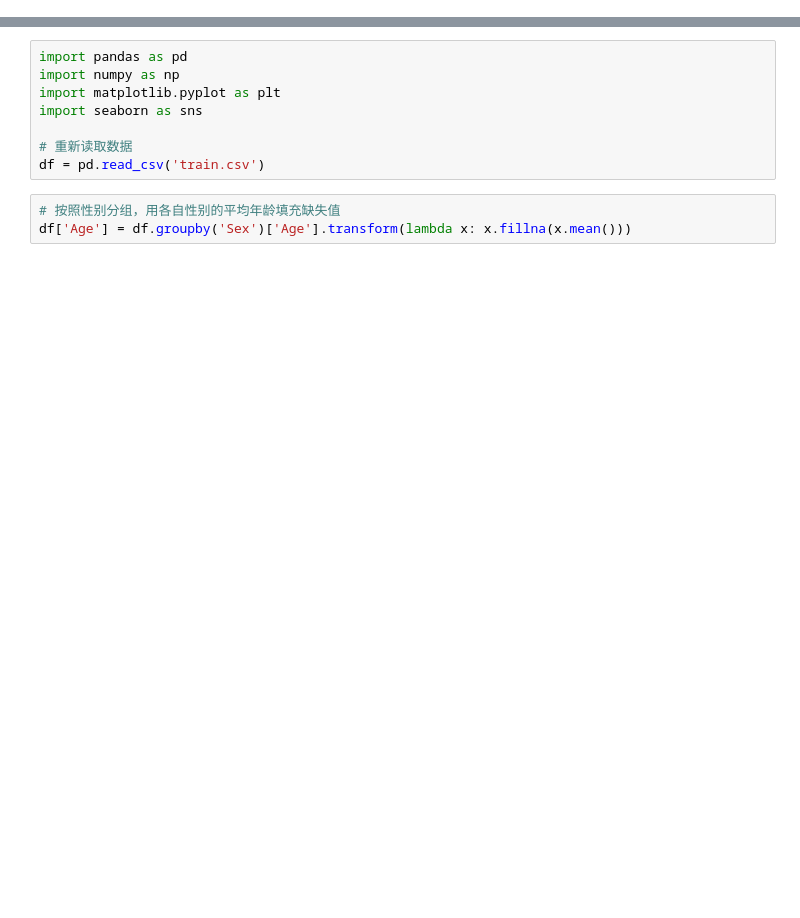
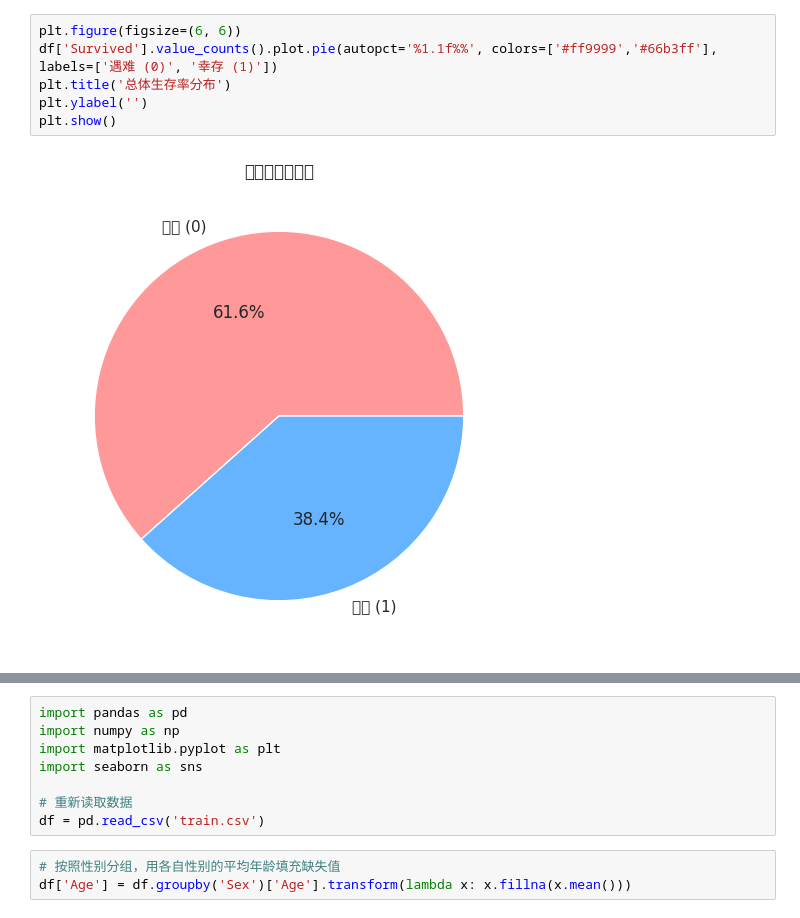
Before and after one commit to KylePhelps821/kaggle-titanic, a Jupyter notebook: Titanic_EDA.ipynb, the cells around one changed output, grey strips where cells are left out. Saved outputs shown, nothing was run; the diff lists cells and outputs as text; blank space fills up the shorter version.

```diff
--- a/Titanic_EDA.ipynb
+++ b/Titanic_EDA.ipynb
@@ -23,0 +33,8 @@ df.head()
+# %%
+plt.figure(figsize=(6, 6))
+df['Survived'].value_counts().plot.pie(autopct='%1.1f%%', colors=['#ff9999','#66b3ff'], labels=['遇难 (0)', '幸存 (1)'])
+plt.title('总体生存率分布')
+plt.ylabel('')
+plt.show()
+# %% [output]
+[figure, added]
```
Also changed, not shown: parts of 10 cells of this notebook.
